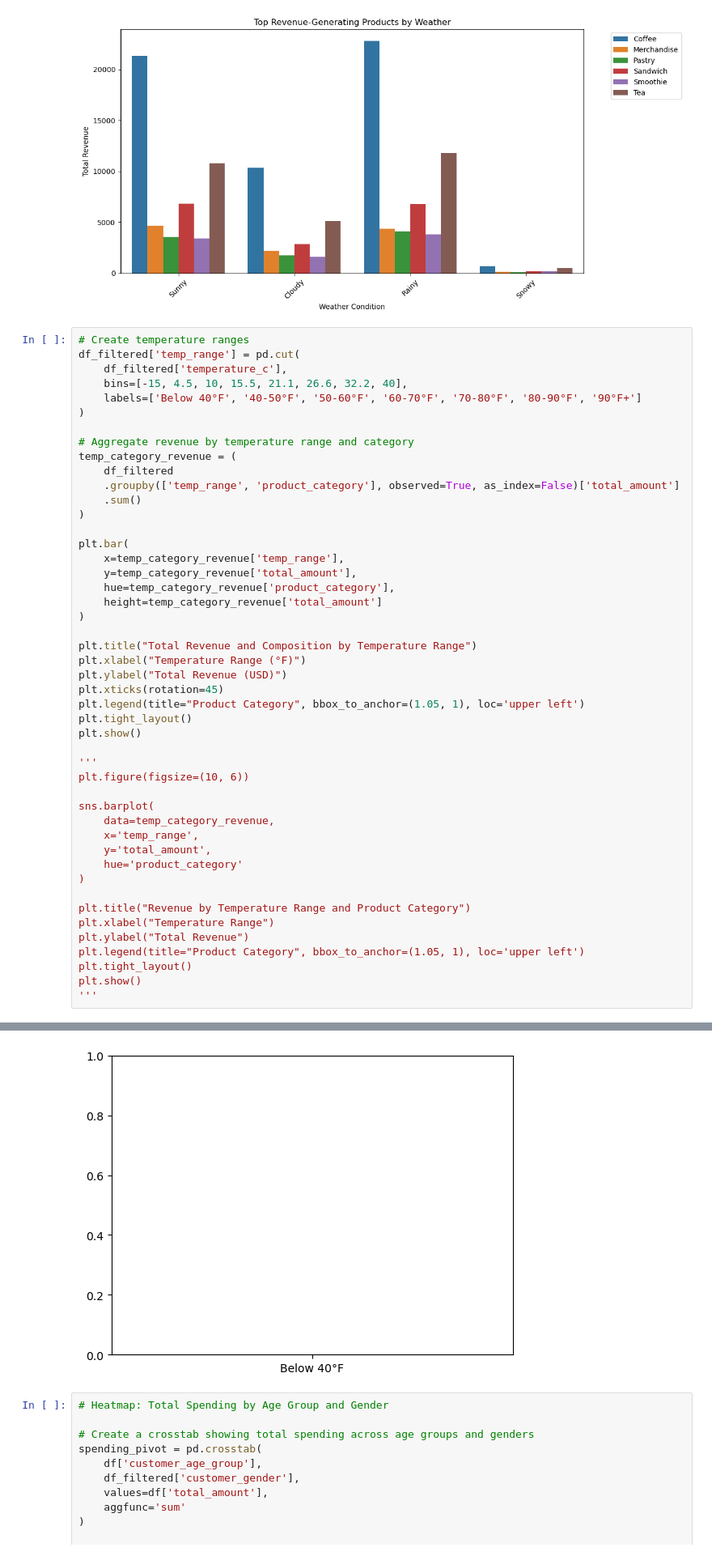
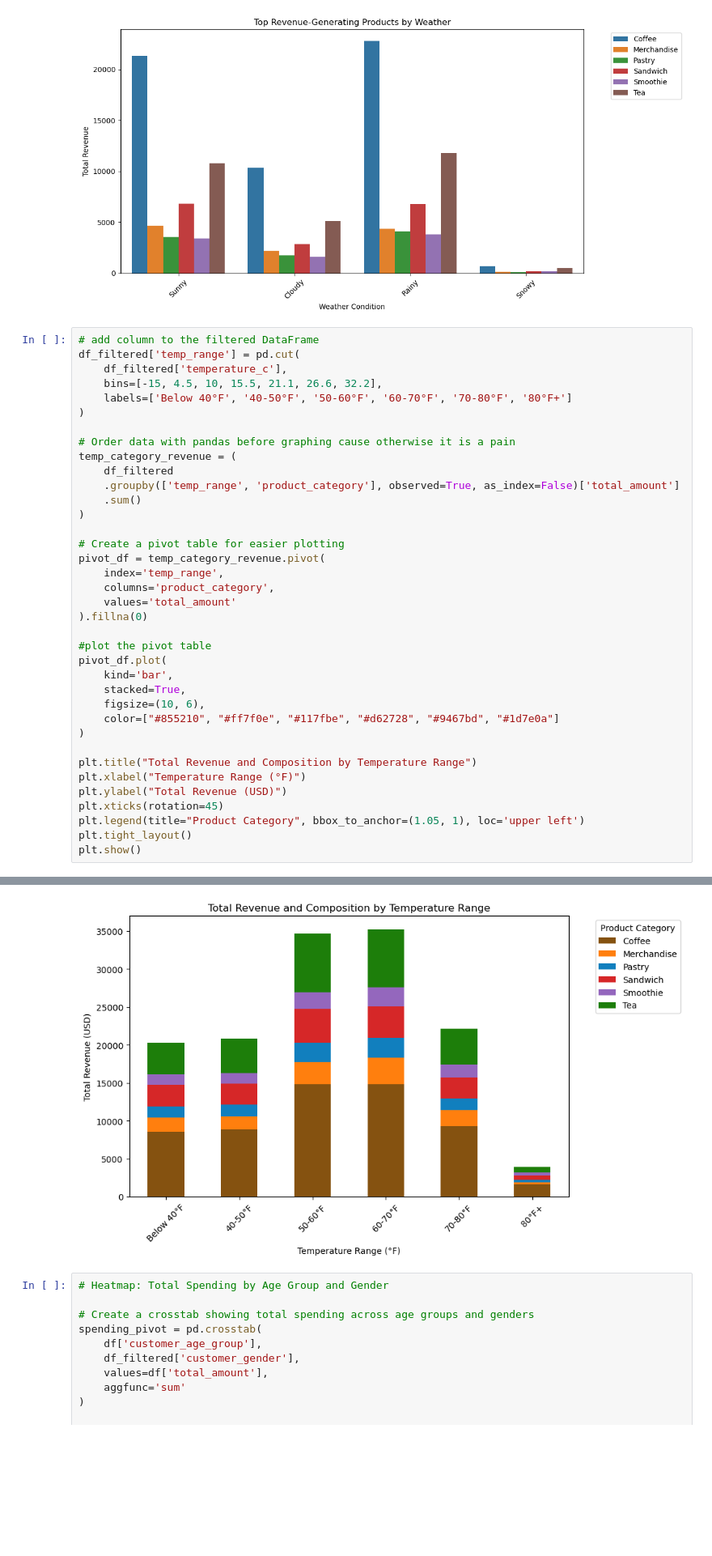
Before and after one commit to nikhilgarg614/ISDA140CoffeeSalesProject, a Jupyter notebook: FinalProjectISDA140_Gabriel-Nikill.ipynb, the cells around one changed output, grey strips where cells are left out. Shown at 81% size. Saved outputs shown, nothing was run; the diff lists cells and outputs as text; blank space fills up the shorter version.

Commit message:
Added and Fixed segmented bar graph for revenue by temperature

```diff
--- a/FinalProjectISDA140_Gabriel-Nikill.ipynb
+++ b/FinalProjectISDA140_Gabriel-Nikill.ipynb
@@ -241,25 +241,33 @@ plt.show()
 # %% [output]
 [figure]
 # %%
-# Create temperature ranges
+# add column to the filtered DataFrame
 df_filtered['temp_range'] = pd.cut(
     df_filtered['temperature_c'],
-    bins=[-15, 4.5, 10, 15.5, 21.1, 26.6, 32.2, 40],
-    labels=['Below 40°F', '40-50°F', '50-60°F', '60-70°F', '70-80°F', '80-90°F', '90°F+']
+    bins=[-15, 4.5, 10, 15.5, 21.1, 26.6, 32.2],
+    labels=['Below 40°F', '40-50°F', '50-60°F', '60-70°F', '70-80°F', '80°F+']
 )
 
-# Aggregate revenue by temperature range and category
+# Order data with pandas before graphing cause otherwise it is a pain
 temp_category_revenue = (
     df_filtered
     .groupby(['temp_range', 'product_category'], observed=True, as_index=False)['total_amount']
     .sum()
 )
 
-plt.bar(
-    x=temp_category_revenue['temp_range'],
-    y=temp_category_revenue['total_amount'],
-    hue=temp_category_revenue['product_category'],
-    height=temp_category_revenue['total_amount']
+# Create a pivot table for easier plotting
+pivot_df = temp_category_revenue.pivot(
+    index='temp_range',
+    columns='product_category',
+    values='total_amount'
+).fillna(0)
+
+#plot the pivot table
+pivot_df.plot(
+    kind='bar',
+    stacked=True,
+    figsize=(10, 6),
+    color=["#855210", "#ff7f0e", "#117fbe", "#d62728", "#9467bd", "#1d7e0a"]
 )
 
 plt.title("Total Revenue and Composition by Temperature Range")
@@ -269,22 +277,4 @@ plt.xticks(rotation=45)
 plt.legend(title="Product Category", bbox_to_anchor=(1.05, 1), loc='upper left')
 plt.tight_layout()
 plt.show()
-
-'''
-plt.figure(figsize=(10, 6))
-
-sns.barplot(
-    data=temp_category_revenue,
-    x='temp_range',
-    y='total_amount',
-    hue='product_category'
-)
-
-plt.title("Revenue by Temperature Range and Product Category")
-plt.xlabel("Temperature Range")
-plt.ylabel("Total Revenue")
-plt.legend(title="Product Category", bbox_to_anchor=(1.05, 1), loc='upper left')
-plt.tight_layout()
-plt.show()
-'''
 # %% [output]
@@ -292,4 +281,4 @@ AttributeError: Rectangle.set() got an unexpected keyword argument 'hue'
-[figure, old version]
+[figure, new version]
 # %%
 # Heatmap: Total Spending by Age Group and Gender
 
```
Also changed, not shown: parts of 1 cell of this notebook.
